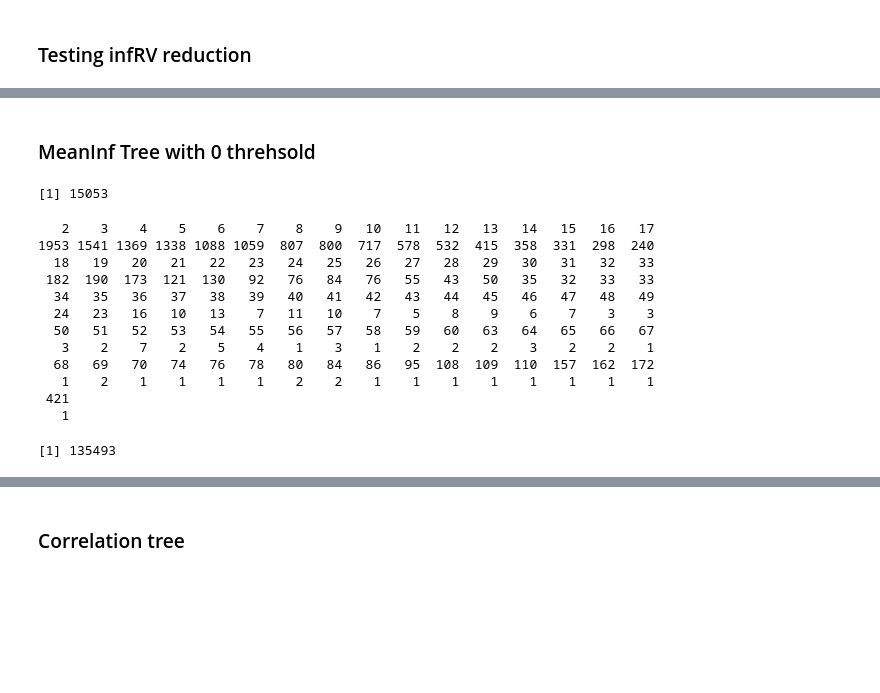
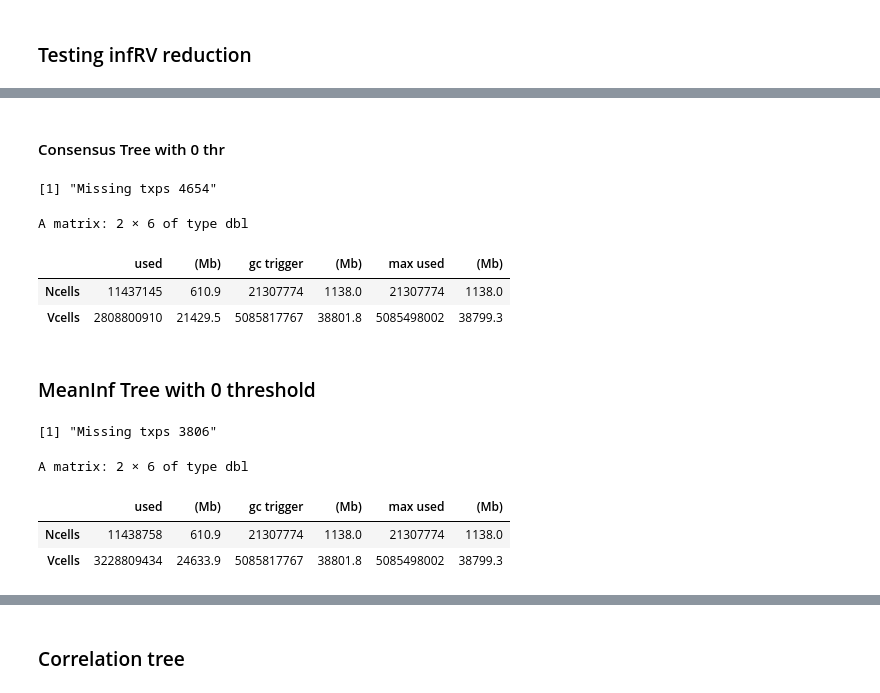
Before and after one commit to NPSDC/treeTerminusScripts, a Jupyter notebook: brain_simulation_nodtu/mode=gc_bias/post_type=gibbs_nrep=100_tf=100/mean_cons/prep_tree.ipynb, the cells around one changed output, grey strips where cells are left out. Cells and saved outputs as stored; diff of their text form; code cells hidden in the pictures; blank space fills up the shorter version.

```diff
--- a/brain_simulation_nodtu/mode=gc_bias/post_type=gibbs_nrep=100_tf=100/mean_cons/prep_tree.ipynb
+++ b/brain_simulation_nodtu/mode=gc_bias/post_type=gibbs_nrep=100_tf=100/mean_cons/prep_tree.ipynb
@@ -129,6 +103,20 @@ A matrix: 2 × 6 of type dbl
+# %% [markdown]
+#### Consensus Tree with 0 thr
 # %%
-load("environment/brain_sim_nodtu/mode=gc_bias/post_type=gibbs_nrep=100_tf=100/mean_cons/treeMC0.RData")
-load("environment/brain_sim_nodtu/mode=gc_bias/post_type=gibbs_nrep=100_tf=100/mean_cons/yAggMeanInfNS0.RData")
-# se <- scaleInfReps(seBrainSim)
-# se <- labelKeep(se)
-# totalTxps <- union(treeMC$tip, tree$tip)
+treeCons0 <- mergeTree(treesCons0, se = mapDf)
+mb <- mergeLeaves(treeCons0, se[txpsAll,])
+treeCons0 <- mb[["tree"]]
+rm(mb)
+gc()
+
+yConsNS0 <- seBrainSim[treeCons0$tip,]
+yConsNS0 <- computeInfRV(yConsNS0, meanVariance=F)
+
+yAggConsNS0 <- prepSwish(treeCons0, yConsNS0)
+yAggConsNS0 <- computeInfRV(yAggConsNS0, meanVariance=F)
+# %% [output]
+[1] "Missing txps 4654"
+A matrix: 2 × 6 of type dbl
+|  | used | (Mb) | gc trigger | (Mb) | max used | (Mb) |
+| Ncells | 11437145 | 610.9 | 21307774 | 1138.0 | 21307774 | 1138.0 |
+| Vcells | 2808800910 | 21429.5 | 5085817767 | 38801.8 | 5085498002 | 38799.3 |
@@ -141,22 +130,20 @@ save(yAggMeanInfNS, file="environment/brain_sim_nodtu/mode=gc_bias/post_type=gib
 # %% [markdown]
-### MeanInf Tree with 0 threhsold
+### MeanInf Tree with 0 threshold
 # %%
-trees <- read.tree("/fs/cbcb-lab/rob/students/noor/Uncertainity/terminus/2_1/group_nwk.txt")
-length(trees)
-table(sapply(trees, function(tree) length(tree$tip)))
-sum(sapply(trees, function(tree) length(tree$tip)))
+treeMeanInf0 <- mergeTree(treesMeanInf0, se = mapDf)
+mb <- mergeLeaves(treeMeanInf0, se[txpsAll,])
+treeMeanInf0 <- mb[["tree"]]
+rm(mb)
+gc()
+
+yMeanInfNS0 <- seBrainSim[treeMeanInf0$tip,]
+yMeanInfNS0 <- computeInfRV(yMeanInfNS0, meanVariance=F)
+
+yAggMeanInfNS0 <- prepSwish(treeMeanInf0, yMeanInfNS0)
+yAggMeanInfNS0 <- computeInfRV(yAggMeanInfNS0, meanVariance=F)
 # %% [output]
-[1] 15053
+[1] "Missing txps 3806"
-   2    3    4    5    6    7    8    9   10   11   12   13   14   15   16   17
-1953 1541 1369 1338 1088 1059  807  800  717  578  532  415  358  331  298  240
-  18   19   20   21   22   23   24   25   26   27   28   29   30   31   32   33
- 182  190  173  121  130   92   76   84   76   55   43   50   35   32   33   33
-  34   35   36   37   38   39   40   41   42   43   44   45   46   47   48   49
-  24   23   16   10   13    7   11   10    7    5    8    9    6    7    3    3
-  50   51   52   53   54   55   56   57   58   59   60   63   64   65   66   67
-   3    2    7    2    5    4    1    3    1    2    2    2    3    2    2    1
-  68   69   70   74   76   78   80   84   86   95  108  109  110  157  162  172
-   1    2    1    1    1    1    2    2    1    1    1    1    1    1    1    1
- 421
-   1
+A matrix: 2 × 6 of type dbl
-[1] 135493
+|  | used | (Mb) | gc trigger | (Mb) | max used | (Mb) |
+| Ncells | 11438758 | 610.9 | 21307774 | 1138.0 | 21307774 | 1138.0 |
+| Vcells | 3228809434 | 24633.9 | 5085817767 | 38801.8 | 5085498002 | 38799.3 |
```
Also changed, not shown: parts of 41 cells of this notebook, 9 other files.
